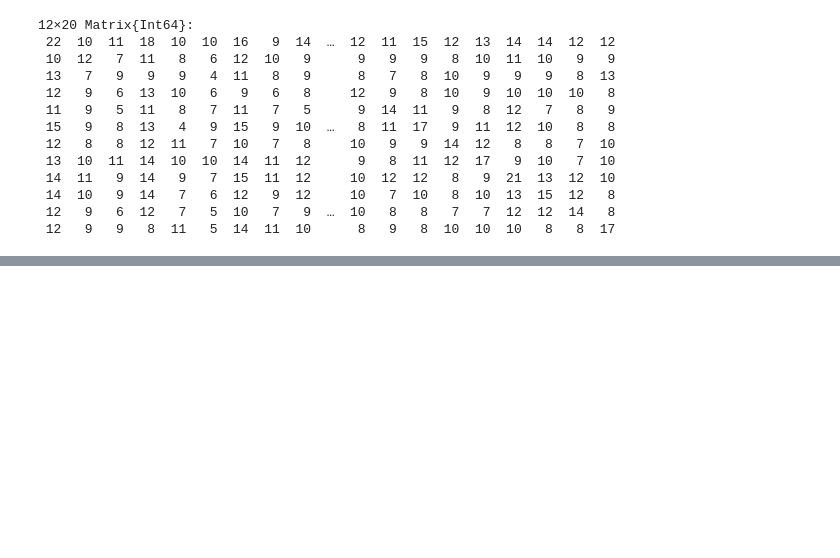
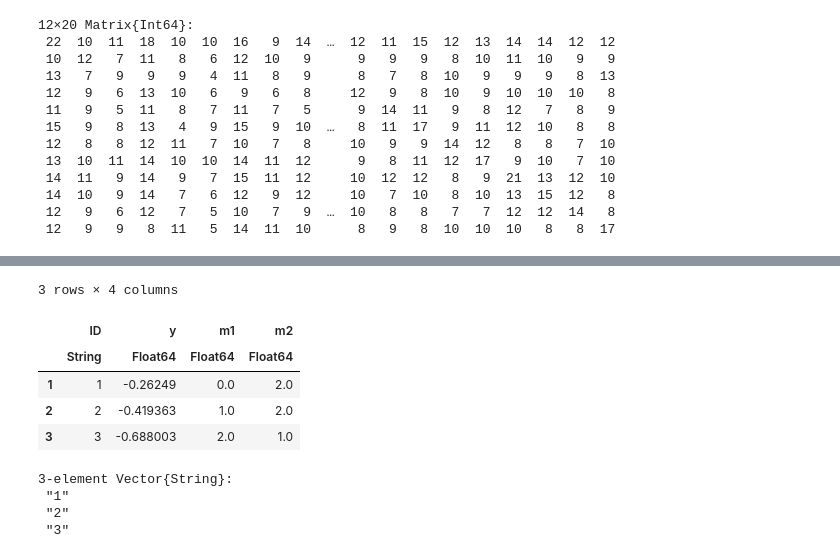
Before and after one commit to dli10/JWAS.jl, a Jupyter notebook: Julia_colab.ipynb, the cells around one changed output, grey strips where cells are left out. Drawn from its saved outputs; the diff is of its cells as text; code cells hidden in the pictures; blank space fills up the shorter version.

```diff
--- a/Julia_colab.ipynb
+++ b/Julia_colab.ipynb
@@ -544,0 +981,22 @@ hcat(B, C) # function to bind two matrices horizontally
+# %%
+# read data from csv files as data frame
+
+mydf=CSV.read("test.csv",DataFrame)
+mydf[!,:ID] = string.(mydf[!,:ID]);
+mydf
+# %% [output]
+3 rows × 4 columns
+|  | ID | y | m1 | m2 |
+|  | String | Float64 | Float64 | Float64 |
+| 1 | 1 | -0.26249 | 0.0 | 2.0 |
+| 2 | 2 | -0.419363 | 1.0 | 2.0 |
+| 3 | 3 | -0.688003 | 2.0 | 1.0 |
+# %%
+# access columns of data frame without copying
+
+mydf[!,"ID"] # whole column # === mydf[!,:ID]
+# %% [output]
+3-element Vector{String}:
+ "1"
+ "2"
+ "3"
```
Also changed, not shown: parts of 87 cells of this notebook.
